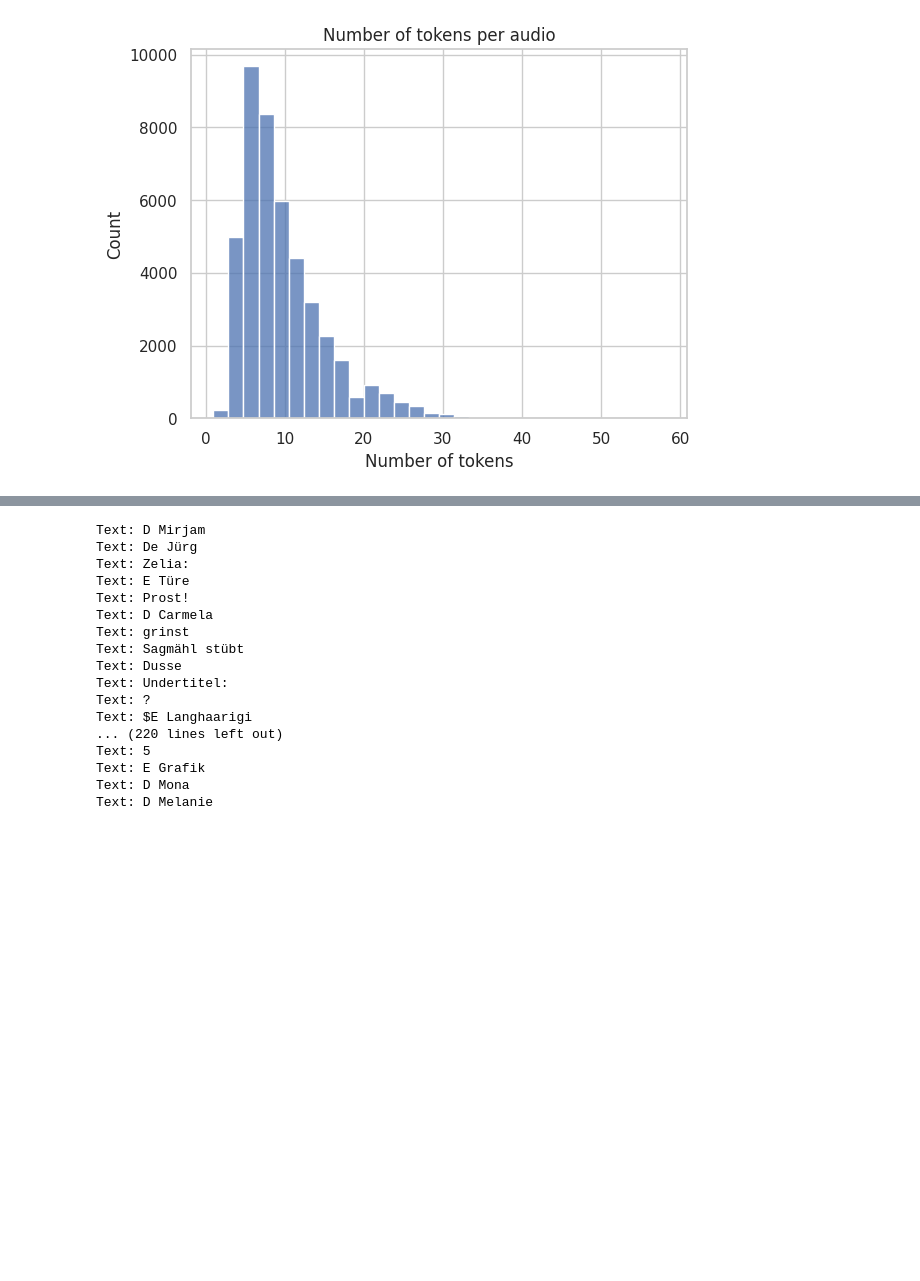
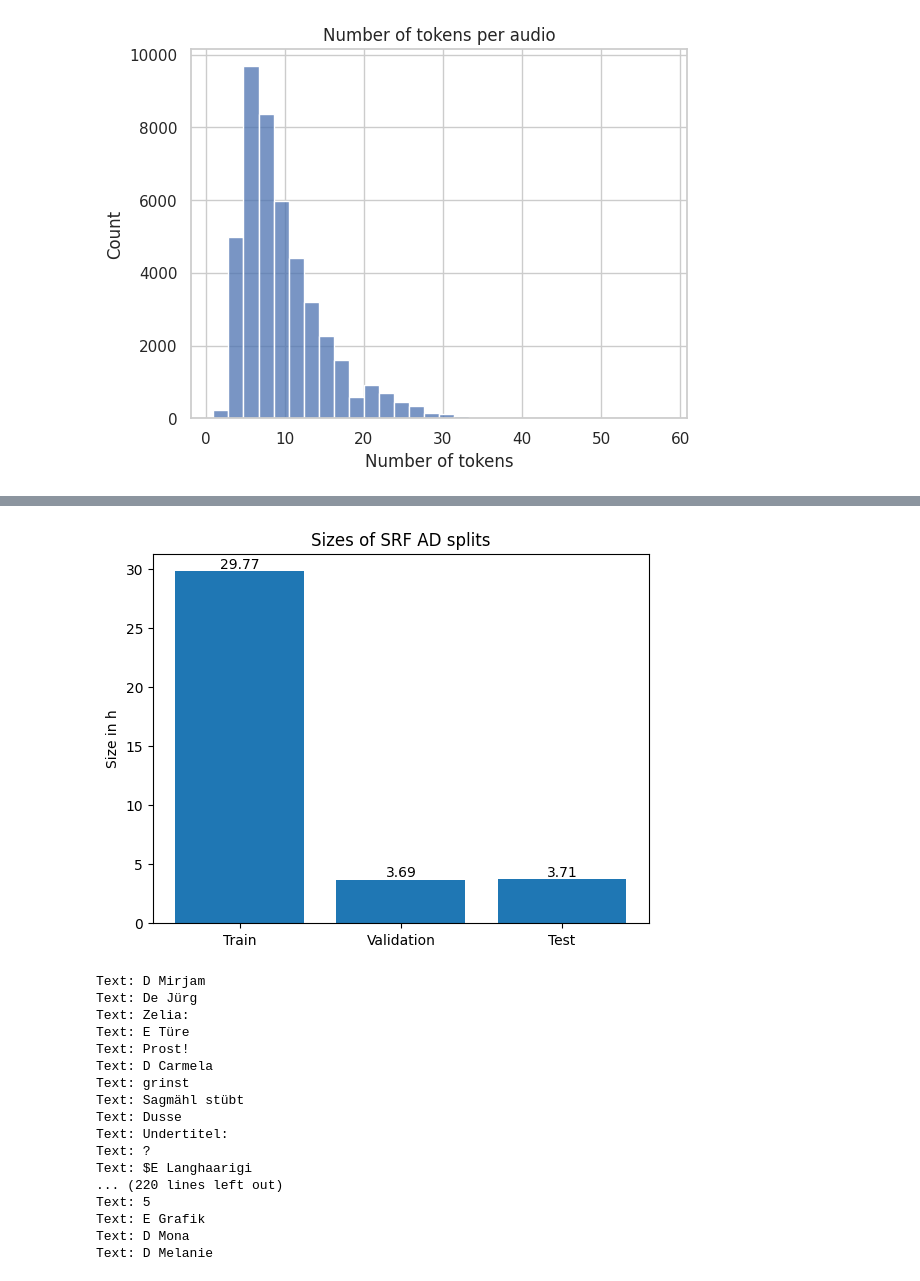
Before and after one commit to vera-bernhard/ma-code, a Jupyter notebook: data_raw/prepare_data_srfdata.ipynb, the cells around one changed output, grey strips where cells are left out. Saved outputs shown, nothing was run; the diff lists cells and outputs as text; code cells hidden in the pictures; blank space fills up the shorter version.

```diff
--- a/data_raw/prepare_data.ipynb
+++ b/data_raw/prepare_data_srfdata.ipynb
@@ -92,3 +154,15 @@ hist_plot(token_stats, 'nr_token', 'Number of tokens per audio', 'Number of toke
+# %%
+sizes = [29.765902,3.694630,3.708554]
+plot = plt.bar(['Train', 'Validation', 'Test'], sizes)
+plt.ylabel('Size in h')
+plt.title('Sizes of SRF AD splits')
+# add label to bars
+for rect in plot:
+    height = rect.get_height()
+    plt.text(rect.get_x() + rect.get_width()/2.0, height, '%.2f' % height, ha='center', va='bottom')
+plt.show()
+# %% [output]
+[figure, added]
 # %%
 # print text with less than/equal to 2 tokens
 short_texts = token_stats[token_stats['nr_token'] <= 2].text.to_list()
```
Also changed, not shown: parts of 5 cells of this notebook, 1 other file.
